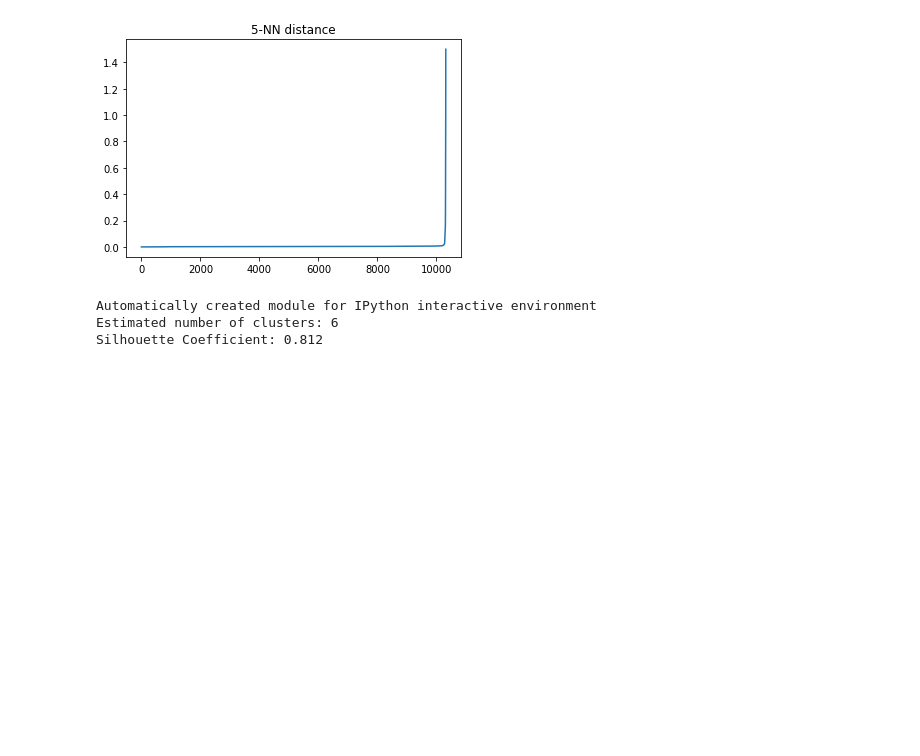
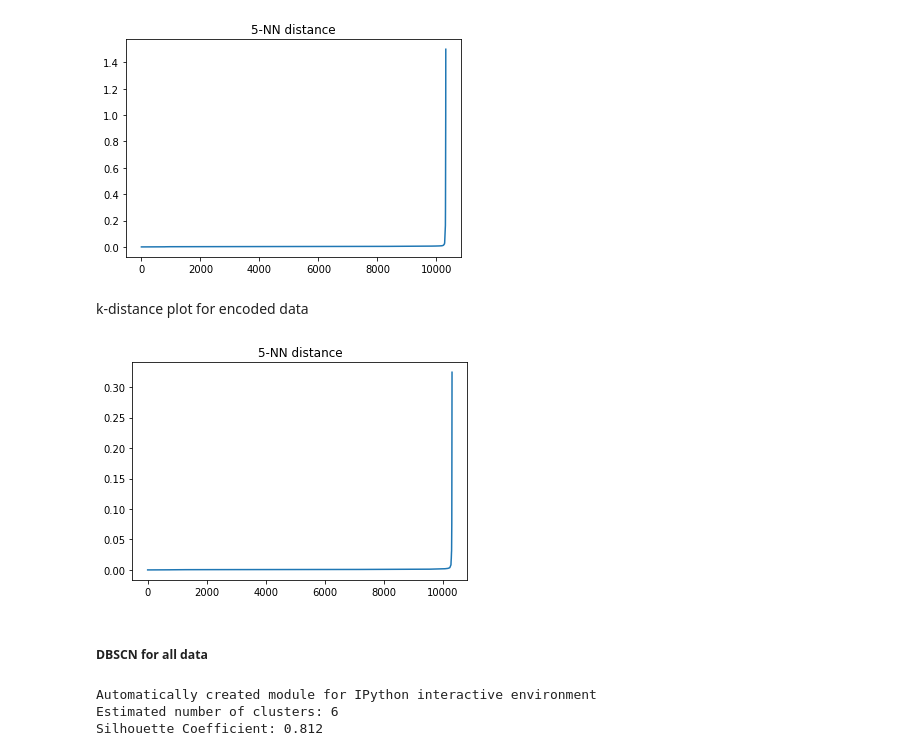
Before and after one commit to foTok/hybrid_diagnosis, a Jupyter notebook: Hybrid_Approach_v0.01.ipynb, the cells around one changed output. Drawn from its saved outputs; the diff is of its cells as text; code cells hidden in the pictures; blank space fills up the shorter version.

Commit message:
shallow autoencoder:      OK encoded data DBSCAN:      OK train TAN classifier:     OK TAN classifier predictor: TODO

```diff
--- a/Hybrid_Approach_v0.01.ipynb
+++ b/Hybrid_Approach_v0.01.ipynb
@@ -98,24 +91,25 @@ from torch.autograd import Variable
 import torch.nn as nn
 import torch.nn.functional as F
 
+#input_dim  = len(continuous_norm_oau_data[0])
+input_dim  = len(norm_oau_data[0])
+
 class simple_endecoder(nn.Module):
     def __init__(self):
         super(simple_endecoder,self).__init__()
         #linear
-        self.in1  = nn.Linear(5,10)
-        self.in2  = nn.Linear(10,3)
+        self.in1  = nn.Linear(input_dim,int(input_dim/4))
 
-        self.out1 = nn.Linear(3,10)
-        self.out2 = nn.Linear(10,5)
-
+        self.out1 = nn.Linear(int(input_dim/4),input_dim)
     def forward(self,x):
         x = self.in1(x)
-        x = self.in2(x)
 
         x = self.out1(x)
-        x = self.out2(x)
         return x
 
+    def encode_data(self,x):
+        x = self.in1(x)
+        return x
 
 net       = simple_endecoder()
 print(net)
@@ -224,3 +188,6 @@ print(p)
+# %%
+encoded_oau_data      = net.encode_data(pt_data)
+encoded_oau_data      = encoded_oau_data.data.numpy()
 # %% [markdown]
 ## DBSCAN
 Density-based spatial clustering of applications with noise is a cluster algorithm proposed by Martin Ester .etc. It is able to find cluster in any shape and does not need to specify the number of clusters in advance.
@@ -266,6 +219,30 @@ plt.title('%d-NN distance' % k)
 plt.show()
 # %% [output]
 [figure]
+# %% [markdown]
+k-distance plot for encoded data
+# %%
+import numpy as np
+from sklearn.neighbors import NearestNeighbors
+
+k = 5
+
+neigh = NearestNeighbors(k+1)
+nbrs  = neigh.fit(encoded_oau_data)
+distances, _ = nbrs.kneighbors(encoded_oau_data)
+distances    = np.sum(distances,axis=1)/k
+distances.sort()
+
+
+import matplotlib.pyplot as plt
+
+plt.plot(distances)
+plt.title('%d-NN distance' % k)
+plt.show()
+# %% [output]
+[figure, added]
+# %% [markdown]
+##### DBSCN for all data
 # %%
 print(__doc__)
 
```
Also changed, not shown: parts of 22 cells of this notebook.
